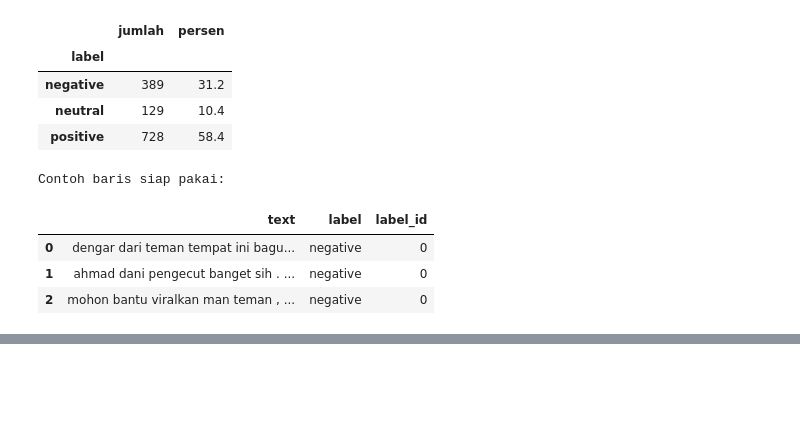
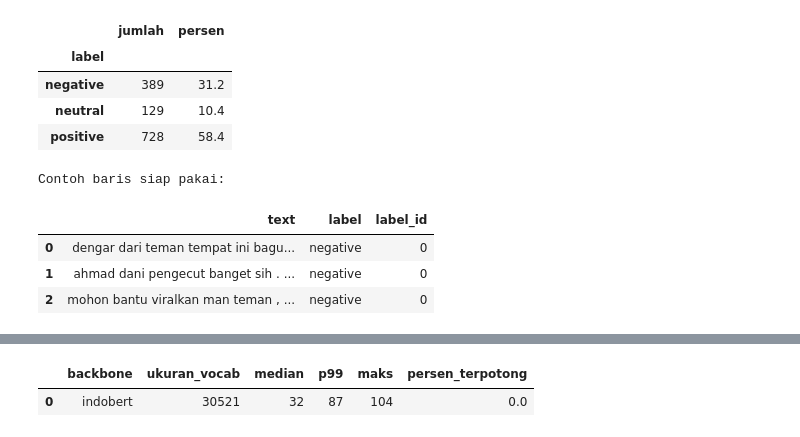
Before and after one commit to PrimaSembiring/indo-sentiment-finetuning-benchmark, a Jupyter notebook: notebooks/finetuning_benchmark_smsa.ipynb, the cells around one changed output, grey strips where cells are left out. Saved outputs shown, nothing was run; the diff lists cells and outputs as text; code cells hidden in the pictures; blank space fills up the shorter version.

```diff
--- a/notebooks/finetuning_benchmark_smsa.ipynb
+++ b/notebooks/finetuning_benchmark_smsa.ipynb
@@ -664,0 +679,98 @@ Contoh baris siap pakai:
+# %%
+# membuat fungsi tokenisasi utk membungkus hasil token dan label utk data train
+class DatasetSentimen(torch.utils.data.Dataset):
+    def __init__(self, encodings, labels):
+        self.encodings = encodings   # dict: input_ids, attention_mask, (token_type_ids)
+        self.labels = labels         # list angka label
+
+    def __len__(self):
+        return len(self.labels)
+
+    def __getitem__(self, indeks):
+        item = {}
+        for nama_kolom, semua_nilai in self.encodings.items():
+            item[nama_kolom] = semua_nilai[indeks]
+        # Trainer mencari label dengan nama kunci "labels".
+        item["labels"] = int(self.labels[indeks])
+        return item
+
+# Mengubah list kalimat menjadi token, dipotong sampai MAX_LENGTH.
+def tokenisasi_teks(tokenizer, daftar_teks):
+    return tokenizer(daftar_teks, truncation=True, max_length=MAX_LENGTH)
+
+CACHE_DATASET = {}
+
+# tokenizer utk data train + validasi utk 1 backbone
+def siapkan_dataset(checkpoint):
+    if checkpoint in CACHE_DATASET:
+        return CACHE_DATASET[checkpoint]
+
+    tokenizer = AutoTokenizer.from_pretrained(checkpoint)
+    encoding_latih = tokenisasi_teks(tokenizer, DATA_LATIH["text"].tolist())
+    encoding_valid = tokenisasi_teks(tokenizer, DATA_VALID["text"].tolist())
+
+    paket = {
+        "tokenizer": tokenizer,
+        "latih": DatasetSentimen(encoding_latih, DATA_LATIH["label_id"].tolist()),
+        "valid": DatasetSentimen(encoding_valid, DATA_VALID["label_id"].tolist()),
+    }
+    CACHE_DATASET[checkpoint] = paket
+    return paket
+
+# menghitung panjang token
+def statistik_panjang_token(tokenizer, daftar_teks):
+    """Menghitung panjang token setiap kalimat TANPA dipotong, lalu meringkasnya."""
+    hasil_tanpa_potong = tokenizer(daftar_teks, truncation=False)
+    panjang_token = []
+    for ids in hasil_tanpa_potong["input_ids"]:
+        panjang_token.append(len(ids))
+    panjang_token = np.array(panjang_token)
+    return {
+        "median": int(np.median(panjang_token)),
+        "p99": int(np.percentile(panjang_token, 99)),
+        "maks": int(panjang_token.max()),
+        "persen_terpotong": round(float((panjang_token > MAX_LENGTH).mean() * 100), 2),
+    }
+
+
+# Tokenisasi untuk semua backbone pada MODE ini
+baris_statistik = []
+for backbone in PENGATURAN["backbones"]:
+    checkpoint = BACKBONES[backbone]
+    print(f"Menyiapkan tokenizer dan dataset: {checkpoint}")
+    paket = siapkan_dataset(checkpoint)
+    statistik = statistik_panjang_token(paket["tokenizer"], DATA_VALID["text"].tolist())
+    statistik["backbone"] = backbone
+    statistik["ukuran_vocab"] = paket["tokenizer"].vocab_size
+    baris_statistik.append(statistik)
+
+print("\nPANJANG TOKEN PER BACKBONE (dihitung pada data validasi, tanpa dipotong)")
+tabel_token = pd.DataFrame(baris_statistik)
+display(tabel_token[["backbone", "ukuran_vocab", "median", "p99", "maks", "persen_terpotong"]])
+
+# Contoh hasil tokenisasi (backbone pertama)
+backbone_contoh = PENGATURAN["backbones"][0]
+tokenizer_contoh = CACHE_DATASET[BACKBONES[backbone_contoh]]["tokenizer"]
+kalimat_contoh = DATA_LATIH["text"].iloc[0]
+hasil_contoh = tokenizer_contoh(kalimat_contoh, truncation=True, max_length=MAX_LENGTH)
+
+print(f"\nCONTOH TOKENISASI ({backbone_contoh})")
+print(f"  Kalimat    : {kalimat_contoh[:120]}")
+print(f"  Token      : {tokenizer_contoh.convert_ids_to_tokens(hasil_contoh['input_ids'])[:20]} ...")
+print(f"  input_ids  : {hasil_contoh['input_ids'][:20]} ...")
+print(f"  Jumlah token: {len(hasil_contoh['input_ids'])}")
+
+# Cara kerja padding di DataCollatorWithPadding ---
+collator_contoh = DataCollatorWithPadding(tokenizer=tokenizer_contoh)
+dataset_contoh = CACHE_DATASET[BACKBONES[backbone_contoh]]["latih"]
+empat_sampel = []
+for indeks in range(4):
+    empat_sampel.append(dataset_contoh[indeks])
+batch_contoh = collator_contoh(empat_sampel)
+
+print("\nCONTOH BATCH SETELAH PADDING (4 kalimat)")
+for nama_kolom, tensor in batch_contoh.items():
+    print(f"  {nama_kolom:<15}: {tuple(tensor.shape)}")
+print("  attention_mask baris pertama (1 = token asli, 0 = padding):")
+print(f"  {batch_contoh['attention_mask'][0].tolist()}")
+# %% [output]
@@ -664,0 +780,2 @@ Contoh baris siap pakai:
+|  | backbone | ukuran_vocab | median | p99 | maks | persen_terpotong |
+| 0 | indobert | 30521 | 32 | 87 | 104 | 0.0 |
```
Also changed, not shown: parts of 13 cells of this notebook.
